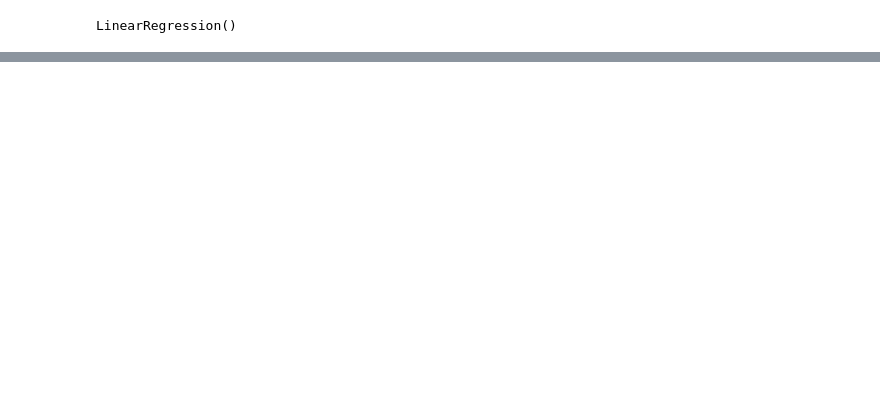
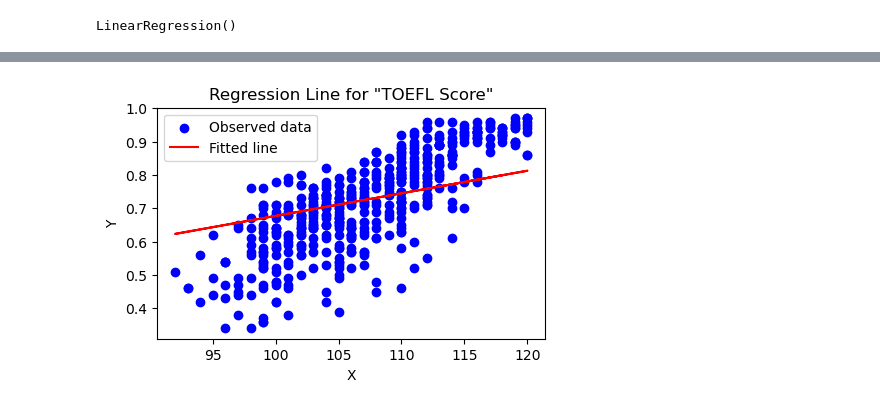
Before and after one commit to UpendraSinghRathore85/ML-Projects-Python, a Jupyter notebook: LinearRegression/Bussiness Case - Jamboree Education.ipynb, the cells around one changed output, grey strips where cells are left out. Saved outputs shown, nothing was run; the diff lists cells and outputs as text; code cells hidden in the pictures; blank space fills up the shorter version.

```diff
--- a/LinearRegression/Bussiness Case - Jamboree Education.ipynb
+++ b/LinearRegression/Bussiness Case - Jamboree Education.ipynb
@@ -351,0 +490,7 @@ X_train.shape, X_test.shape, y_train.shape, y_test.shape
+# %%
+X_train, X_test, y_train, y_test = train_test_split(X, y, test_size=0.2, random_state=2)
+
+# Scale the features
+scaler = StandardScaler()
+X_train_scaled = scaler.fit_transform(X_train)
+X_test_scaled = scaler.transform(X_test)
@@ -352,5 +499,5 @@ X_train.shape, X_test.shape, y_train.shape, y_test.shape
 # %%
 model = LinearRegression()
-model.fit(X_train, y_train)
+model.fit(X_train_scaled, y_train)
 # %% [output]
 LinearRegression()
@@ -440,0 +695,7 @@ model.coef_, model.intercept_
+# %%
+df = pd.read_csv('../data/Jamboree_Admission.csv')
+df = df.rename(columns={'LOR ':'LOR', 'Chance of Admit ':'Chance of Admit'})
+X = df.drop(columns=['Chance of Admit', 'Serial No.'])
+scaler = StandardScaler();
+X_scaled = pd.DataFrame(scaler.fit_transform(X), columns=X.columns)
+y = df['Chance of Admit']
@@ -440,0 +710,16 @@ model.coef_, model.intercept_
+# %%
+def check_LinearRelation_Xy(feature):
+    x = X[feature]
+    model = sm.OLS(y, x).fit()
+    # Predict values
+    df['y_pred'] = model.predict(df[feature])
+
+    # Plot the data and the fitted regression line
+    plt.figure(figsize=(5,3))
+    plt.scatter(df[feature], y, label='Observed data', color='blue')
+    plt.plot(df[feature], df['y_pred'], label='Fitted line', color='red')
+    plt.xlabel('X')
+    plt.ylabel('Y')
+    plt.title(f'Regression Line for "{feature}"')
+    plt.legend()
+    plt.show()
@@ -440,0 +732,6 @@ model.coef_, model.intercept_
+# %%
+# Fit an OLS model
+feature = 'TOEFL Score'
+check_LinearRelation_Xy(feature)
+# %% [output]
+[figure, added]
```
Also changed, not shown: parts of 97 cells of this notebook, 5 other files.
